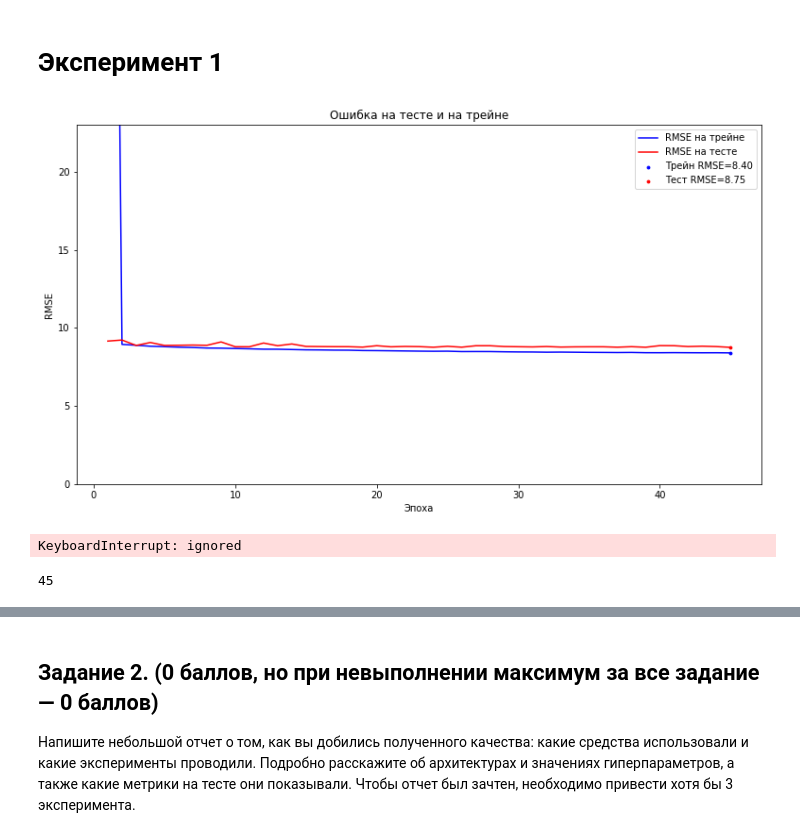
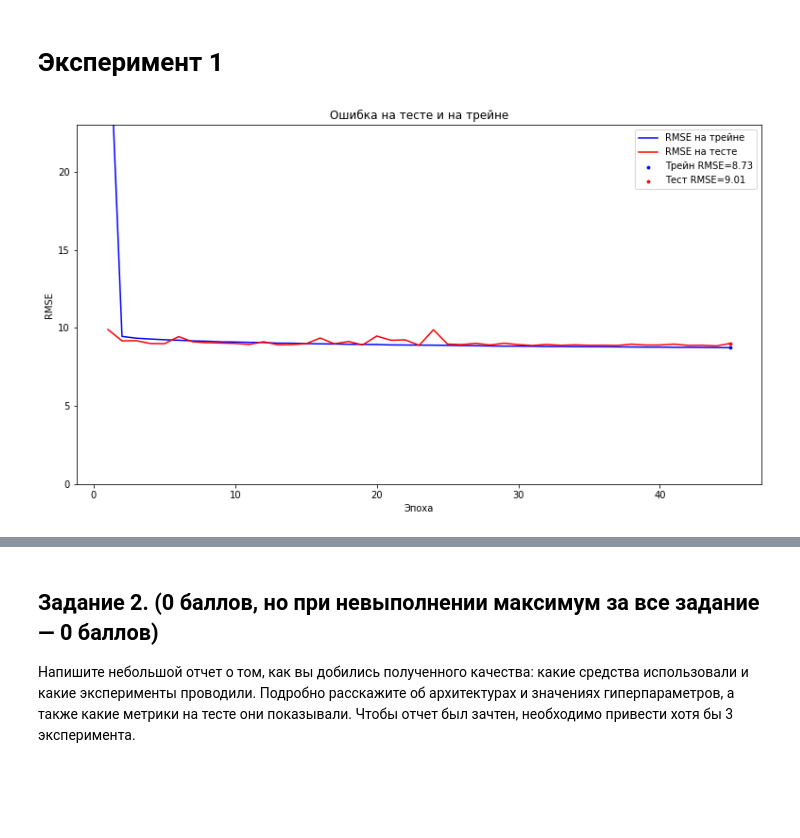
Before and after one commit to alyonabelenko/Courses, a Jupyter notebook: IAD3/homework-01.ipynb, the cells around one changed output, grey strips where cells are left out. Saved outputs shown, nothing was run; the diff lists cells and outputs as text; code cells hidden in the pictures; blank space fills up the shorter version.

```diff
--- a/IAD3/homework-01.ipynb
+++ b/IAD3/homework-01.ipynb
@@ -224,7 +224,7 @@ def train(model, optimizer, criterion, train_loader, test_loader, scheduler=None
     '''
     mean_test_loss_history = []
     mean_train_loss_history = []
-    for epoch in range(400):
+    for epoch in range(45):
         train_loss = []
         test_loss = []
         for x_train, y_train in tqdm(train_loader):        # берем батч из трейн лоадера
@@ -291,37 +291,32 @@ class YearPredictor(nn.Module):
                 layers.append(nn.Dropout(0.5))
             layers.append(nn.Linear(hidden_layers[i + 1], hidden_layers[i + 2]))
 
         self.model_ = nn.Sequential(*layers)
         self.model_.apply(get_init_weights(activation))
 
     def forward(self, inp):
         return self.model_(inp)
 
-model = YearPredictor([90, 100, 40, 8, 1], use_dropout=False)
+model = YearPredictor([90, 150, 1], use_dropout=False)
 optimizer = torch.optim.Adam(model.parameters(), lr=1e-2)
 scheduler = ExponentialLR(optimizer, gamma=0.95)
 criterion = nn.MSELoss()
 
 train_set = BaseDataset(X_train, y_train, X_test, y_test, is_train=True)
 train_loader = DataLoader(train_set, batch_size=32, shuffle=True)
 
 test_set = BaseDataset(X_train, y_train, X_test, y_test, is_train=False)
 test_loader = DataLoader(test_set, batch_size=64, shuffle=True)
 
 
 
 train(
     model,
     optimizer,
     criterion,
     train_loader,
     test_loader,
     scheduler=scheduler
 )
 # %% [output]
-[figure, old version]
+[figure, new version]
-KeyboardInterrupt: ignored
-# %%
-scheduler.last_epoch
-# %% [output]
-45
```
Also changed, not shown: parts of 14 cells of this notebook.
